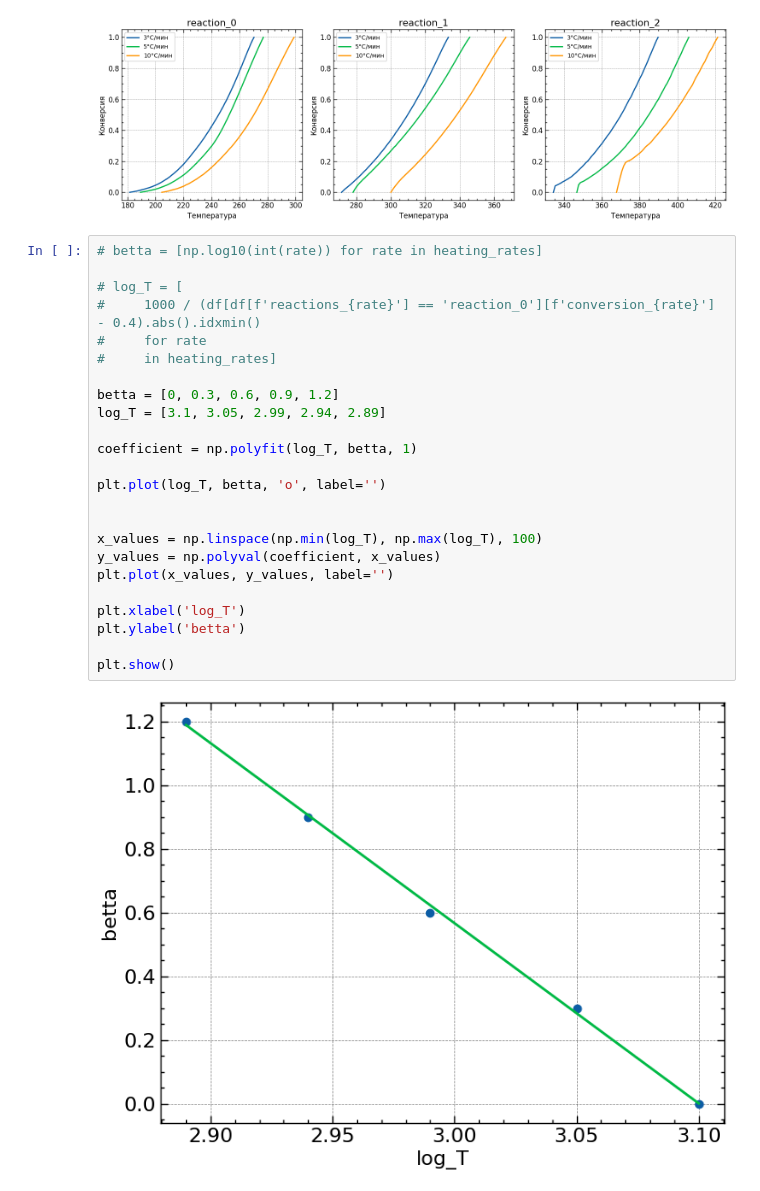
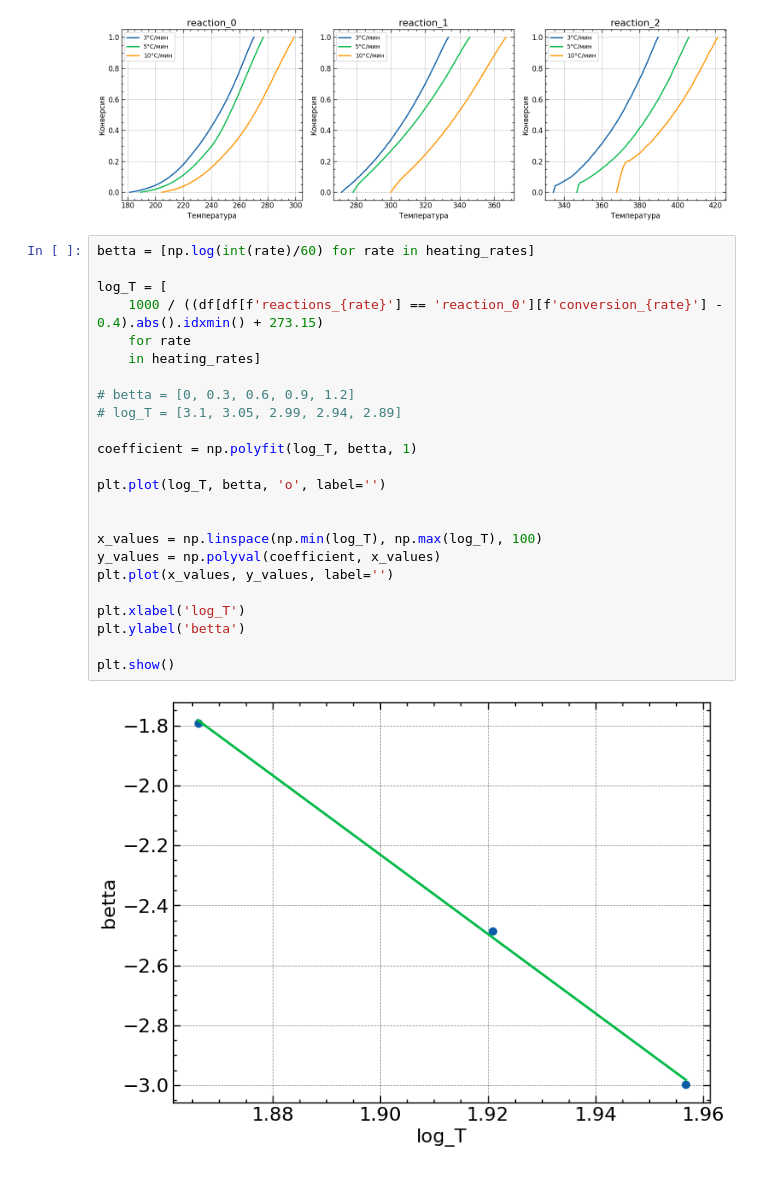
Before and after one commit to kdavjd/isoconversion_study_of_reaction_kinetics, a Jupyter notebook: isoconversion.ipynb, the cells around one changed output. Cells and saved outputs as stored; diff of their text form.

```diff
--- a/isoconversion.ipynb
+++ b/isoconversion.ipynb
@@ -238,29 +238,29 @@ plt.show()
 # %% [output]
 [figure]
 # %%
-# betta = [np.log10(int(rate)) for rate in heating_rates]
+betta = [np.log(int(rate)/60) for rate in heating_rates]
 
-# log_T = [
-#     1000 / (df[df[f'reactions_{rate}'] == 'reaction_0'][f'conversion_{rate}'] - 0.4).abs().idxmin()
-#     for rate
-#     in heating_rates]
+log_T = [
+    1000 / ((df[df[f'reactions_{rate}'] == 'reaction_0'][f'conversion_{rate}'] - 0.4).abs().idxmin() + 273.15)
+    for rate
+    in heating_rates]
 
-betta = [0, 0.3, 0.6, 0.9, 1.2]
-log_T = [3.1, 3.05, 2.99, 2.94, 2.89]
+# betta = [0, 0.3, 0.6, 0.9, 1.2]
+# log_T = [3.1, 3.05, 2.99, 2.94, 2.89]
 
 coefficient = np.polyfit(log_T, betta, 1)
 
 plt.plot(log_T, betta, 'o', label='')
 
 
 x_values = np.linspace(np.min(log_T), np.max(log_T), 100)
 y_values = np.polyval(coefficient, x_values)
 plt.plot(x_values, y_values, label='')
 
 plt.xlabel('log_T')
 plt.ylabel('betta')
 
 plt.show()
 # %% [output]
-[figure, old version]
+[figure, new version]
 # %%
```
Also changed, not shown: parts of 5 cells of this notebook.
